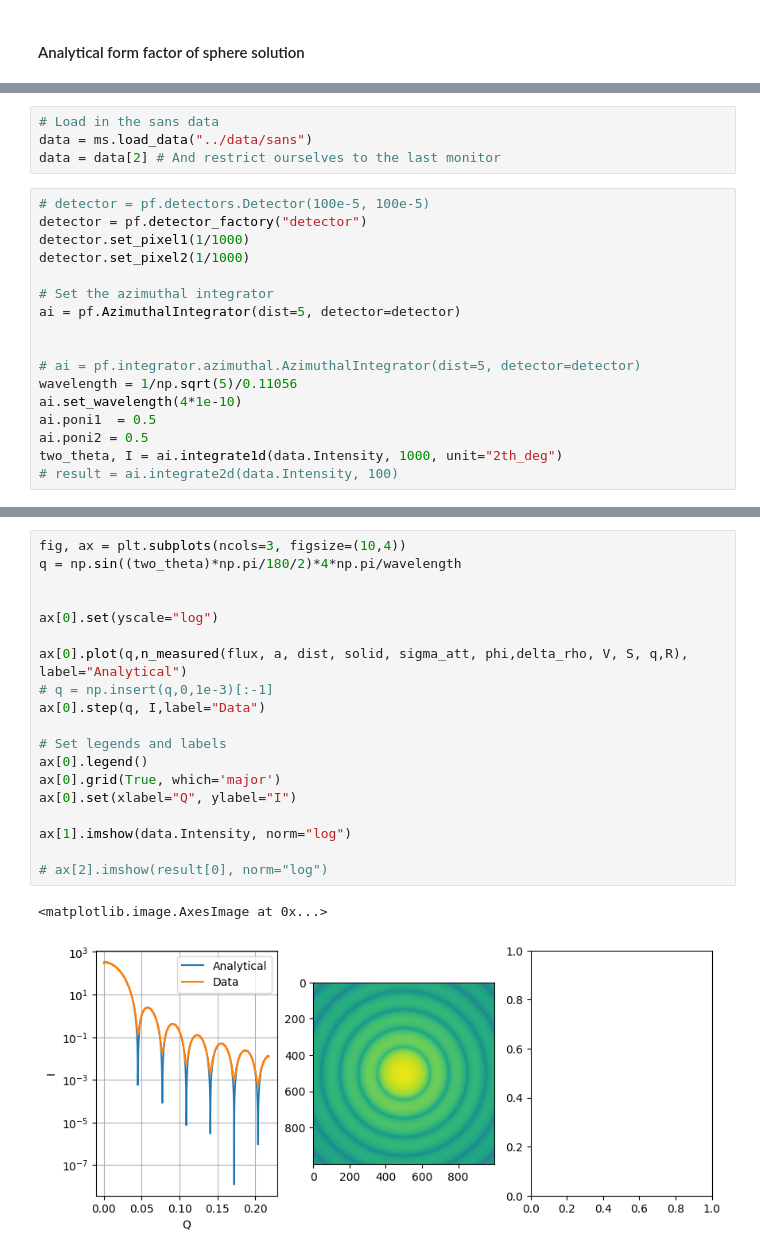
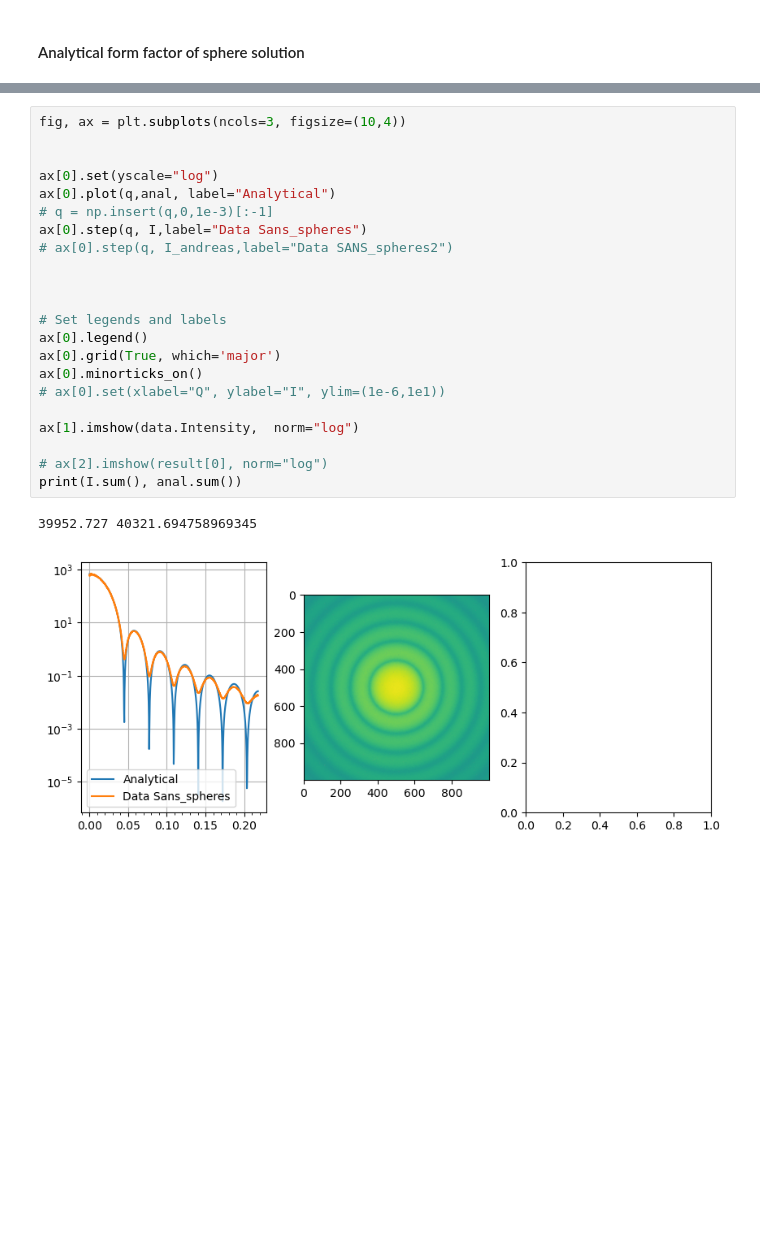
Before and after one commit to Lomholy/McStas_sample_component, a Jupyter notebook: Sans/Analytical.ipynb, the cells around one changed output, grey strips where cells are left out. Cells and saved outputs as stored; diff of their text form; blank space fills up the shorter version.

Commit message:
Add newest analytical approach to sans

```diff
--- a/Sans/Analytical.ipynb
+++ b/Sans/Analytical.ipynb
@@ -56,21 +148,0 @@ ax.grid(True, which='both')
-# %%
-# Load in the sans data
-data = ms.load_data("../data/sans")
-data = data[2] # And restrict ourselves to the last monitor
-# %%
-# detector = pf.detectors.Detector(100e-5, 100e-5)
-detector = pf.detector_factory("detector")
-detector.set_pixel1(1/1000)
-detector.set_pixel2(1/1000)
-
-# Set the azimuthal integrator
-ai = pf.AzimuthalIntegrator(dist=5, detector=detector)
-
-
-# ai = pf.integrator.azimuthal.AzimuthalIntegrator(dist=5, detector=detector)
-wavelength = 1/np.sqrt(5)/0.11056
-ai.set_wavelength(4*1e-10)
-ai.poni1  = 0.5
-ai.poni2 = 0.5
-two_theta, I = ai.integrate1d(data.Intensity, 1000, unit="2th_deg")
-# result = ai.integrate2d(data.Intensity, 100)
@@ -95,22 +149,25 @@ two_theta, I = ai.integrate1d(data.Intensity, 1000, unit="2th_deg")
 # %%
 fig, ax = plt.subplots(ncols=3, figsize=(10,4))
-q = np.sin((two_theta)*np.pi/180/2)*4*np.pi/wavelength
 
 
 ax[0].set(yscale="log")
+ax[0].plot(q,anal, label="Analytical")
+# q = np.insert(q,0,1e-3)[:-1]
+ax[0].step(q, I,label="Data Sans_spheres")
+# ax[0].step(q, I_andreas,label="Data SANS_spheres2")
 
-ax[0].plot(q,n_measured(flux, a, dist, solid, sigma_att, phi,delta_rho, V, S, q,R), label="Analytical")
-# q = np.insert(q,0,1e-3)[:-1]
-ax[0].step(q, I,label="Data")
+
 
 # Set legends and labels
 ax[0].legend()
 ax[0].grid(True, which='major')
-ax[0].set(xlabel="Q", ylabel="I")
+ax[0].minorticks_on()
+# ax[0].set(xlabel="Q", ylabel="I", ylim=(1e-6,1e1))
 
-ax[1].imshow(data.Intensity, norm="log")
+ax[1].imshow(data.Intensity,  norm="log")
 
 # ax[2].imshow(result[0], norm="log")
+print(I.sum(), anal.sum())
 # %% [output]
-<matplotlib.image.AxesImage at 0x...>
+39952.727 40321.694758969345
-[figure, old version]
+[figure, new version]
```
Also changed, not shown: parts of 4 cells of this notebook.
